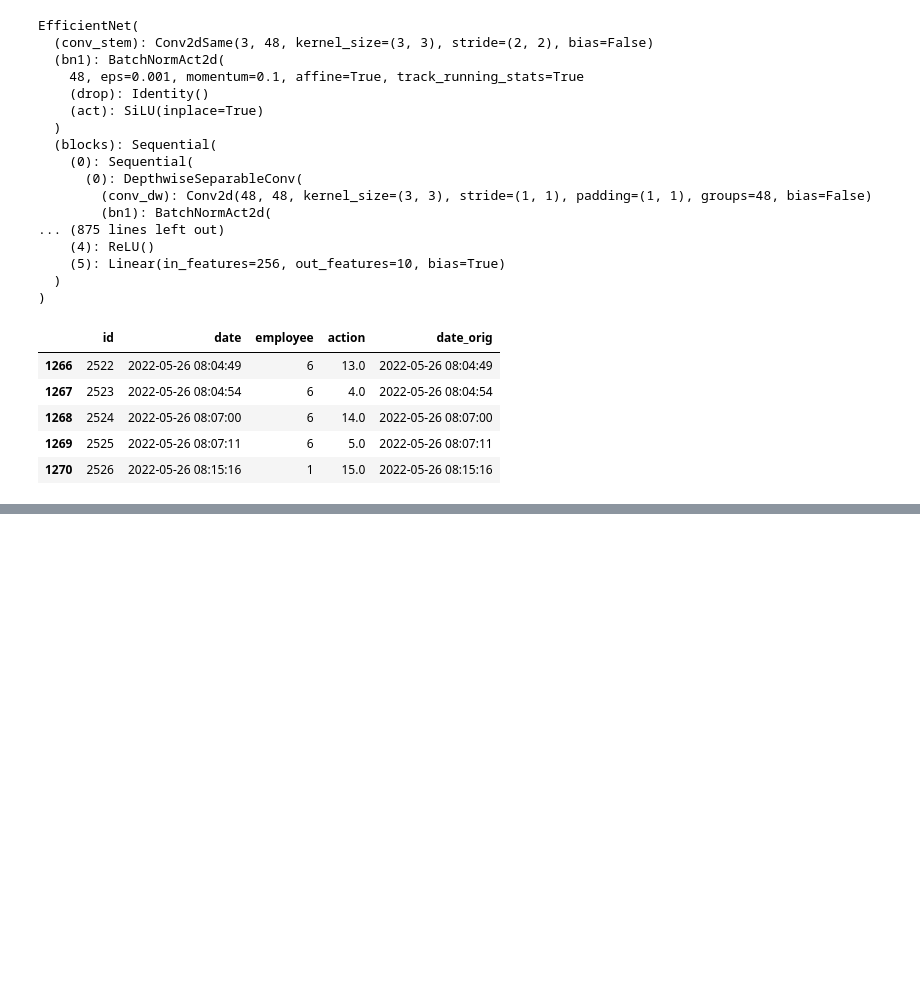
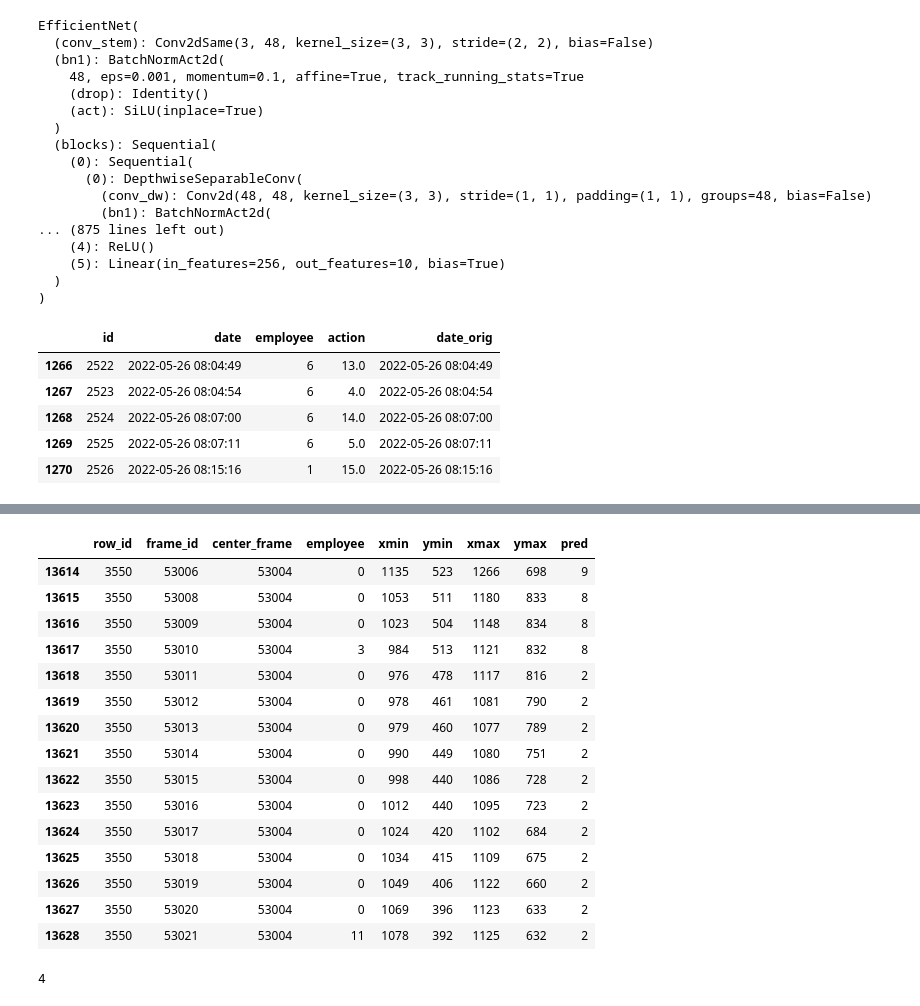
Before and after one commit to AigizK/hackaton_irkuts, a Jupyter notebook: Submit-Train2.ipynb, the cells around one changed output, grey strips where cells are left out. Cells and saved outputs as stored; diff of their text form; code cells hidden in the pictures; blank space fills up the shorter version.

Commit message:
add experiments with 8 and 2 doors

```diff
--- a/Submit-Train2.ipynb
+++ b/Submit-Train2.ipynb
@@ -305,0 +353,64 @@ door_coord_df[['employee']] = door_coord_df[['employee']].astype(int)
+# %%
+df_3550=door_coord_df[door_coord_df['row_id']==3550]
+df_3550.head(20)
+# %% [output]
+|  | row_id | frame_id | center_frame | employee | xmin | ymin | xmax | ymax | pred |
+| 13614 | 3550 | 53006 | 53004 | 0 | 1135 | 523 | 1266 | 698 | 9 |
+| 13615 | 3550 | 53008 | 53004 | 0 | 1053 | 511 | 1180 | 833 | 8 |
+| 13616 | 3550 | 53009 | 53004 | 0 | 1023 | 504 | 1148 | 834 | 8 |
+| 13617 | 3550 | 53010 | 53004 | 3 | 984 | 513 | 1121 | 832 | 8 |
+| 13618 | 3550 | 53011 | 53004 | 0 | 976 | 478 | 1117 | 816 | 2 |
+| 13619 | 3550 | 53012 | 53004 | 0 | 978 | 461 | 1081 | 790 | 2 |
+| 13620 | 3550 | 53013 | 53004 | 0 | 979 | 460 | 1077 | 789 | 2 |
+| 13621 | 3550 | 53014 | 53004 | 0 | 990 | 449 | 1080 | 751 | 2 |
+| 13622 | 3550 | 53015 | 53004 | 0 | 998 | 440 | 1086 | 728 | 2 |
+| 13623 | 3550 | 53016 | 53004 | 0 | 1012 | 440 | 1095 | 723 | 2 |
+| 13624 | 3550 | 53017 | 53004 | 0 | 1024 | 420 | 1102 | 684 | 2 |
+| 13625 | 3550 | 53018 | 53004 | 0 | 1034 | 415 | 1109 | 675 | 2 |
+| 13626 | 3550 | 53019 | 53004 | 0 | 1049 | 406 | 1122 | 660 | 2 |
+| 13627 | 3550 | 53020 | 53004 | 0 | 1069 | 396 | 1123 | 633 | 2 |
+| 13628 | 3550 | 53021 | 53004 | 11 | 1078 | 392 | 1125 | 632 | 2 |
+# %%
+def fine_tuning_4_5_doors(actions_df, cv):
+    if cv not in [4,5,14,15]:
+        return cv
+
+
+    less_count=0
+    used_frames=set()
+    closest_frame_coord=-1
+    closest_frame_index=10000
+    for ind in actions_df.index:
+        frame=actions_df['frame_id'][ind]
+        center_frame=actions_df['center_frame'][ind]
+        xmin=actions_df['xmin'][ind]
+        xmax=actions_df['xmax'][ind]
+
+
+        if abs(center_frame-frame)<closest_frame_index:
+            closest_frame_index=abs(center_frame-frame)
+            closest_frame_coord=int((xmax+xmin)/2)
+        if frame in used_frames:
+            continue
+        used_frames.add(frame)
+        if frame<center_frame:
+            less_count+=1
+
+#         print(ind)
+    to_door=less_count>2 #cv in [4,5]
+    if to_door:
+        if closest_frame_coord<1270:
+            return 4
+        else:
+            return 5
+    else:
+        if closest_frame_coord<1270:
+            return 14
+        else:
+            return 15
+
+    return cv
+
+fine_tuning_4_5_doors(df_2523,14)
+# %% [output]
+4
```
Also changed, not shown: parts of 31 cells of this notebook.
